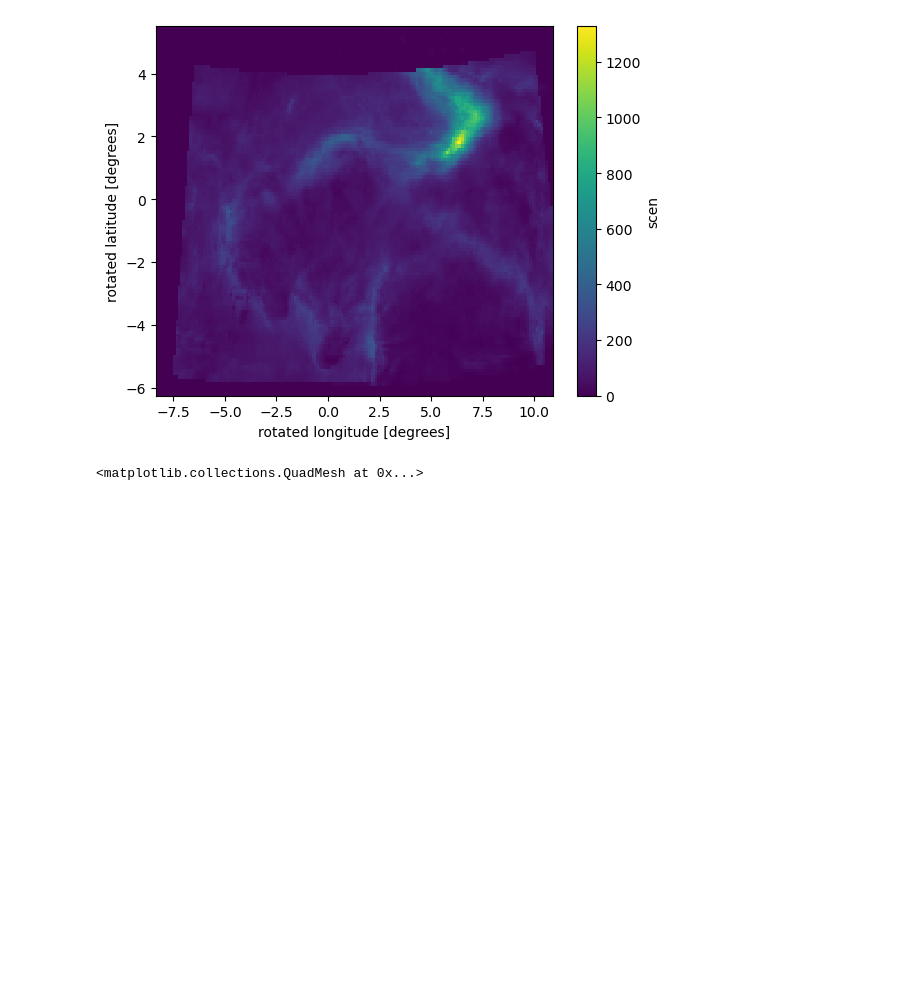
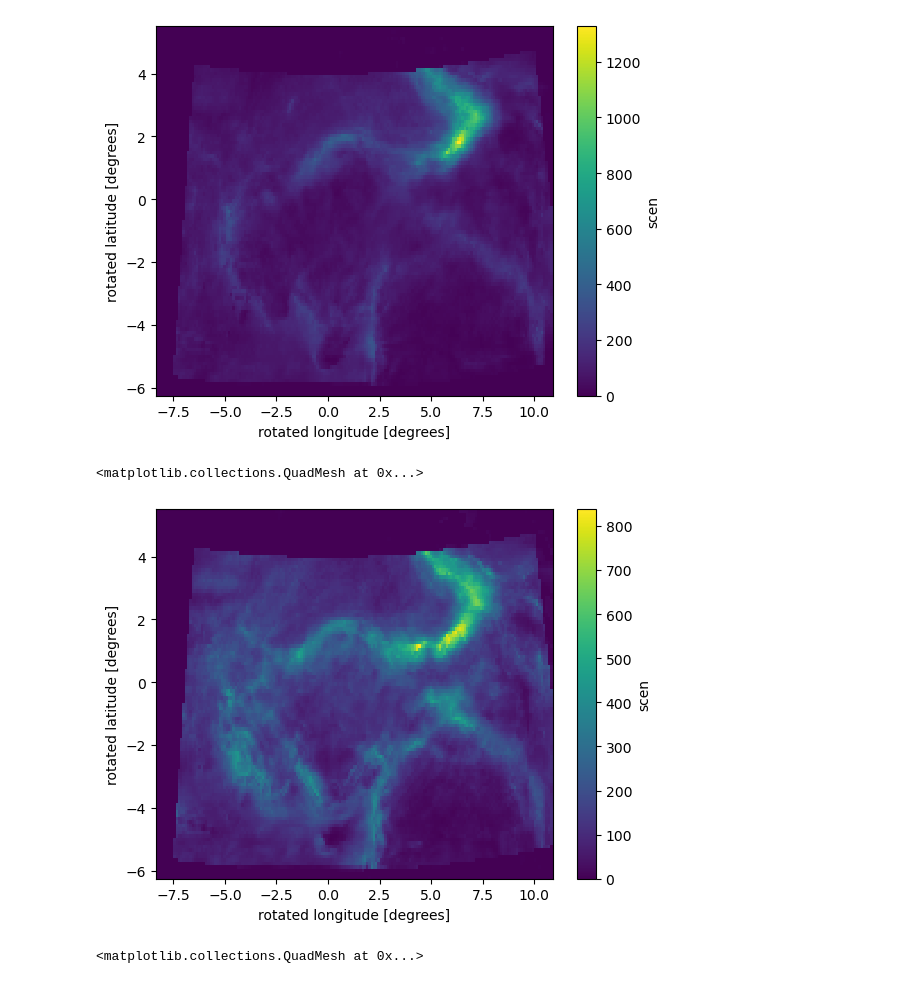
Before and after one commit to donmezkutay/msc-thesis-codes, a Jupyter notebook: bias_correction3_modify_nodata_values.ipynb, the cells around one changed output. Cells and saved outputs as stored; diff of their text form; code cells hidden in the pictures; blank space fills up the shorter version.

```diff
--- a/bias_correction3_modify_nodata_values.ipynb
+++ b/bias_correction3_modify_nodata_values.ipynb
@@ -25,8 +25,8 @@ The autoreload extension is already loaded. To reload it, use:
 # %%
 # change if needed
 bias_algo = 'QDM' # EQM or QDM
-season = 'JJA' # DJF or JJA
-time_frame = '208101_210012' # 208101_210012 for proj or 198501_200512 for reference
+season = 'DJF' # DJF or JJA
+time_frame = '206101_208012' # 206101_208012 or 208101_210012 for proj or 198501_200512 for reference
 
 path_general = r'/mnt/e/JupyterLab/Yuksek_Lisans/msc_thesis_data'
 path_coeff = r'/mnt/e/JupyterLab/Yuksek_Lisans/msc_thesis_data/data/bias_correction'
@@ -114,6 +114,12 @@ dt_model['scen'].transpose('time', 'rlat', 'rlon').sum(dim='time').plot()
 # %% [output]
 <matplotlib.collections.QuadMesh at 0x...>
 [figure]
+# %%
+# # 2080 DJF
+dt_model['scen'].transpose('time', 'rlat', 'rlon').sum(dim='time').plot()
+# %% [output]
+<matplotlib.collections.QuadMesh at 0x...>
+[figure, added]
 # %%
 # check the data
 dt_model['scen'].transpose('time', 'rlat', 'rlon').sum(dim='time').plot()
```
Also changed, not shown: parts of 2 cells of this notebook, 6 other files.
